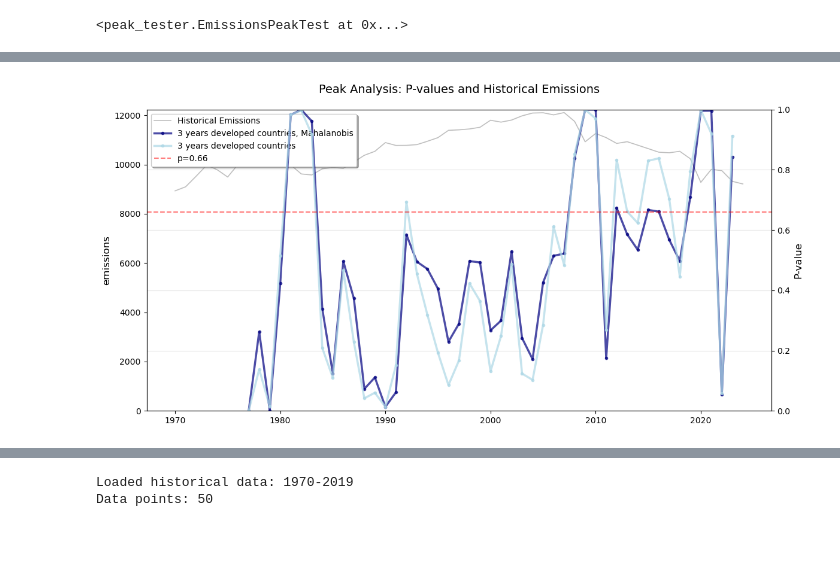
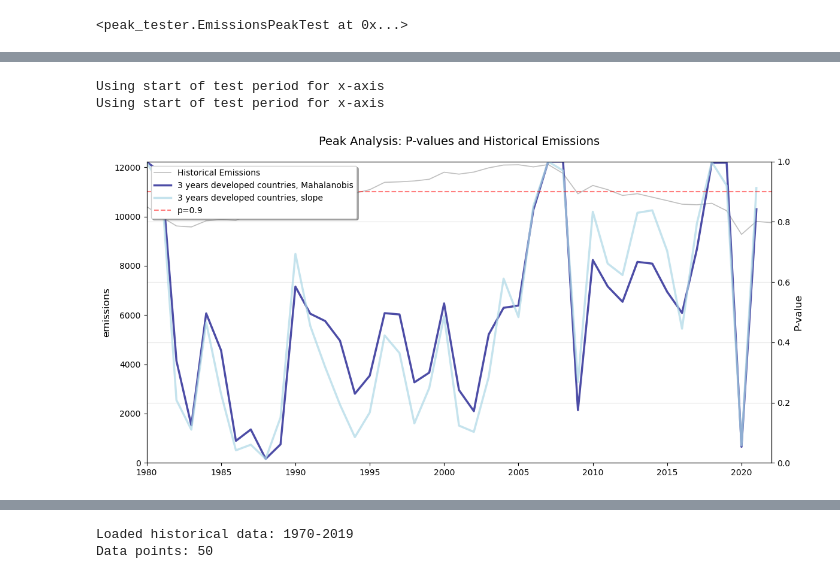
Before and after one commit to nezzag/peaking_test, a Jupyter notebook: notebooks/peaker_historical_tests_clean.ipynb, the cells around one changed output, grey strips where cells are left out. Saved outputs shown, nothing was run; the diff lists cells and outputs as text; code cells hidden in the pictures; blank space fills up the shorter version.

```diff
--- a/notebooks/peaker_historical_tests_clean.ipynb
+++ b/notebooks/peaker_historical_tests_clean.ipynb
@@ -395,6 +426,7 @@ for method in ['lowess', 'hamilton', 'broken_trend', 'linear_w_autocorrelation']
 # Plot historical peak analysis
 
 def plot_peak_analysis(historical_data, pdf_results, variable= 'emissions', threshold=0.66, plot_end_year = True,
+                       x_lim = (1990, 2025),
                        figsize=(12, 6), savepath=None):
     """
     Plot peak analysis with historical emissions and multiple p-value time series.
@@ -408,13 +440,15 @@ def plot_peak_analysis(historical_data, pdf_results, variable= 'emissions', thre
         - 'data': DataFrame with 'year' and 'p-value' columns
         - 'label': str, label for legend
         - 'color': str, line color (optional)
-        - 'marker': str, marker style (optional, default 'o')
         - 'linestyle': str, line style (optional, default '-')
         - 'markersize': int, marker size (optional, default 3)
     variable: str
         'emissions' or 'carbon intensity'
     threshold : float
         P-value threshold to plot as horizontal line (default 0.66)
+    plot_end_year : bool
+        Whether to plot p-values at the end of the test period or the start (default True, meaning plot at end of test period)
+    x_lim : tuple
     figsize : tuple
         Figure size (default (12, 6))
     savepath : str
@@ -430,9 +464,9 @@ def plot_peak_analysis(historical_data, pdf_results, variable= 'emissions', thre
         {'data': pdf_allyears, 'label': 'All years, 3 year, t-dist',
          'color': 'tab:blue', 'linestyle': 'dashed'},
         {'data': pdf_3year, 'label': 'Historical only, 3 year, t-dist',
-         'color': 'navy', 'marker': 'o'},
+         'color': 'navy'},
         {'data': pdf_2year, 'label': 'Historical only, 2 year, t-dist',
-         'color': 'lightblue', 'marker': 's', 'linestyle': 'dotted'}
+         'color': 'lightblue', 'linestyle': 'dotted'}
     ]
     fig, axes = plot_peak_analysis(peak_tester.historical_data, pdf_results)
     """
@@ -452,6 +486,7 @@ def plot_peak_analysis(historical_data, pdf_results, variable= 'emissions', thre
     ax2.set_ylabel('P-value', color='black', fontsize=12)
     ax2.tick_params(axis='y', labelcolor='black')
     ax2.grid(True, alpha=0.3)
+    ax2.set_xlim(x_lim)
 
     # Plot each PDF result
     max_p = 0
@@ -459,17 +494,15 @@ def plot_peak_analysis(historical_data, pdf_results, variable= 'emissions', thre
         data = pdf_result['data']
         label = pdf_result['label']
         color = pdf_result.get('color', 'tab:blue')
-        marker = pdf_result.get('marker', 'o')
         linestyle = pdf_result.get('linestyle', '-')
-        markersize = pdf_result.get('markersize', 3)
         if plot_end_year and 'year_end' in data.columns:
             year_to_use = data['year_end']
         else:
             print("Using start of test period for x-axis")
             year_to_use = data['year']
         ax2.plot(year_to_use, 1 - data['p-value'],
-                color=color, marker=marker, linestyle=linestyle,
-                linewidth=2.5, label=label, markersize=markersize, alpha = 0.7)
+                color=color, linestyle=linestyle,
+                linewidth=2.5, label=label, alpha = 0.7)
 
         # Track maximum p-value for y-axis limits
         max_p = max(max_p, data['p-value'].max())
@@ -489,8 +522,9 @@ def plot_peak_analysis(historical_data, pdf_results, variable= 'emissions', thre
     # Combine legends from both axes
     lines1, labels1 = ax1.get_legend_handles_labels()
     lines2, labels2 = ax2.get_legend_handles_labels()
-    ax1.legend(lines1 + lines2, labels1 + labels2, loc='upper left',
-               frameon=True, fancybox=True, shadow=True)
+    ax2.legend(lines1 + lines2, labels1 + labels2, loc='upper left',
+               frameon=True, fancybox=True, shadow=True, facecolor = 'white', framealpha = 1)
+
 
     # Save if path provided
     if savepath:
@@ -640,45 +1015,39 @@ fig, axes = plot_peak_analysis(
 # %%
-pdf_5bt_us_eu_jpn_can_aus_mahal = pd.read_csv('results/historical_tests/five_year_co2_bt_devd_mahal.csv')
-pdf_4bt_us_eu_jpn_can_aus_mahal = pd.read_csv('results/historical_tests/four_year_co2_bt_devd_mahal.csv')
-pdf_3bt_us_eu_jpn_can_aus_mahal = pd.read_csv('results/historical_tests/three_year_co2_bt_devd_mahal.csv')
-pdf_5bt_us_eu_jpn_can_aus = pd.read_csv('results/historical_tests/five_year_co2_bt_devd.csv')
-pdf_4bt_us_eu_jpn_can_aus = pd.read_csv('results/historical_tests/four_year_co2_bt_devd.csv')
-pdf_3bt_us_eu_jpn_can_aus = pd.read_csv('results/historical_tests/three_year_co2_bt_devd.csv')
 
 # plot group of countries results
 pdf_results = [
     {
         'data': pdf_3bt_us_eu_jpn_can_aus_mahal,
         'label': '3 years developed countries, Mahalanobis',
         'color': 'navy',
     },
     # {
     #     'data': pdf_5bt_us_eu_jpn_can_aus,
     #     'label': '5 years developed countries, slope',
     #     'color': 'green',
     # },
     # {
     #     'data': pdf_4bt_us_eu_jpn_can_aus_mahal,
     #     'label': '4 years developed countries',
     #     'color': 'Purple',
     # },
     {
         'data': pdf_3bt_us_eu_jpn_can_aus,
-        'label': '3 years developed countries',
+        'label': '3 years developed countries, slope',
         'color': 'lightblue'
     }
 ]
 #Create the plot
-# fig, axes = plot_peak_analysis(
-#     EmissionsPeakTest().load_historical_data("gcb_hist_co2.csv","WLD", year_range = range(1975, 2025)).historical_data,
-#     pdf_results,
-#     threshold=0.66,
-# )
+
 # with group historical emissions data behind
 fig, axes = plot_peak_analysis(
     hist_data.loc[hist_data['year']>=1970],
     pdf_results,
-    threshold=0.66,
+    threshold=0.9,
+    x_lim = (1980, 2022),
+    plot_end_year=False
 )
 # %% [output]
+Using start of test period for x-axis
+Using start of test period for x-axis
-[figure, old version]
+[figure, new version]
```
Also changed, not shown: parts of 15 cells of this notebook, 6 other files.
